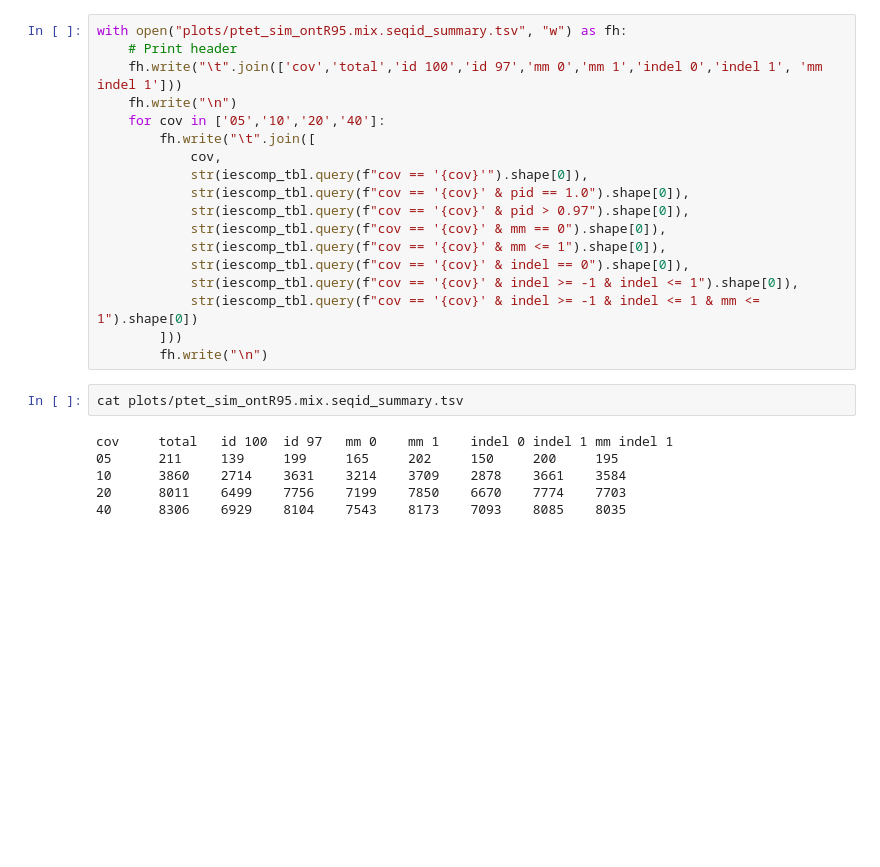
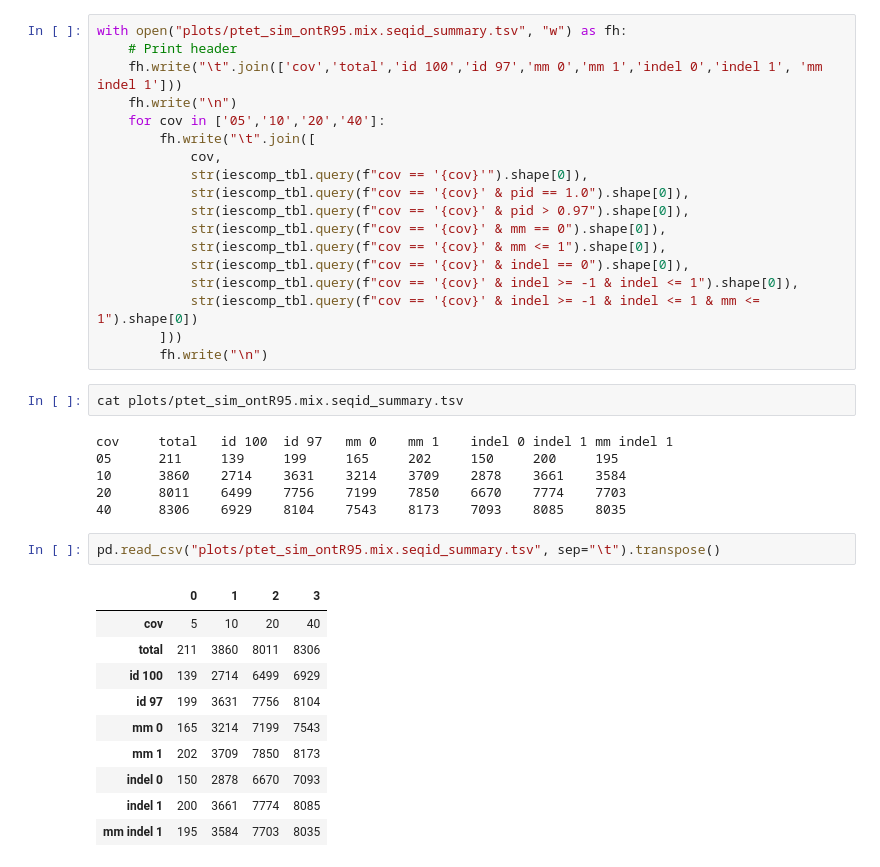
Before and after one commit to Swart-lab/bleties-test-ptet, a Jupyter notebook: Evaluate_BleTIES_MILRAA_with_simulated_ONT_R9.5_reads.ipynb, the cells around one changed output. Drawn from its saved outputs; the diff is of its cells as text; blank space fills up the shorter version.

Commit message:
Update notebook, calculate totals IES preds per ratio

```diff
--- a/Evaluate_BleTIES_MILRAA_with_simulated_ONT_R9.5_reads.ipynb
+++ b/Evaluate_BleTIES_MILRAA_with_simulated_ONT_R9.5_reads.ipynb
@@ -274,3 +297,16 @@ cov     total   id 100  id 97   mm 0    mm 1    indel 0 indel 1 mm indel 1
 10      3860    2714    3631    3214    3709    2878    3661    3584
 20      8011    6499    7756    7199    7850    6670    7774    7703
 40      8306    6929    8104    7543    8173    7093    8085    8035
+# %%
+pd.read_csv("plots/ptet_sim_ontR95.mix.seqid_summary.tsv", sep="\t").transpose()
+# %% [output]
+|  | 0 | 1 | 2 | 3 |
+| cov | 5 | 10 | 20 | 40 |
+| total | 211 | 3860 | 8011 | 8306 |
+| id 100 | 139 | 2714 | 6499 | 6929 |
+| id 97 | 199 | 3631 | 7756 | 8104 |
+| mm 0 | 165 | 3214 | 7199 | 7543 |
+| mm 1 | 202 | 3709 | 7850 | 8173 |
+| indel 0 | 150 | 2878 | 6670 | 7093 |
+| indel 1 | 200 | 3661 | 7774 | 8085 |
+| mm indel 1 | 195 | 3584 | 7703 | 8035 |
```
Also changed, not shown: parts of 2 cells of this notebook, 1 other file.
